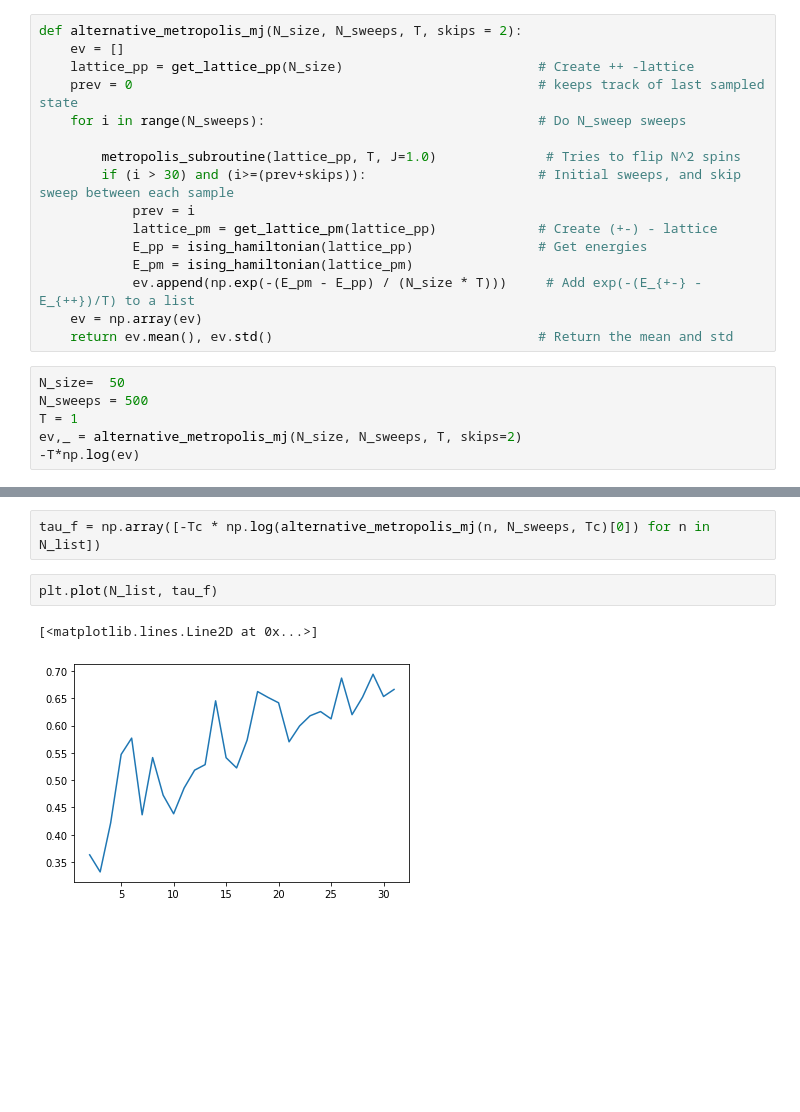
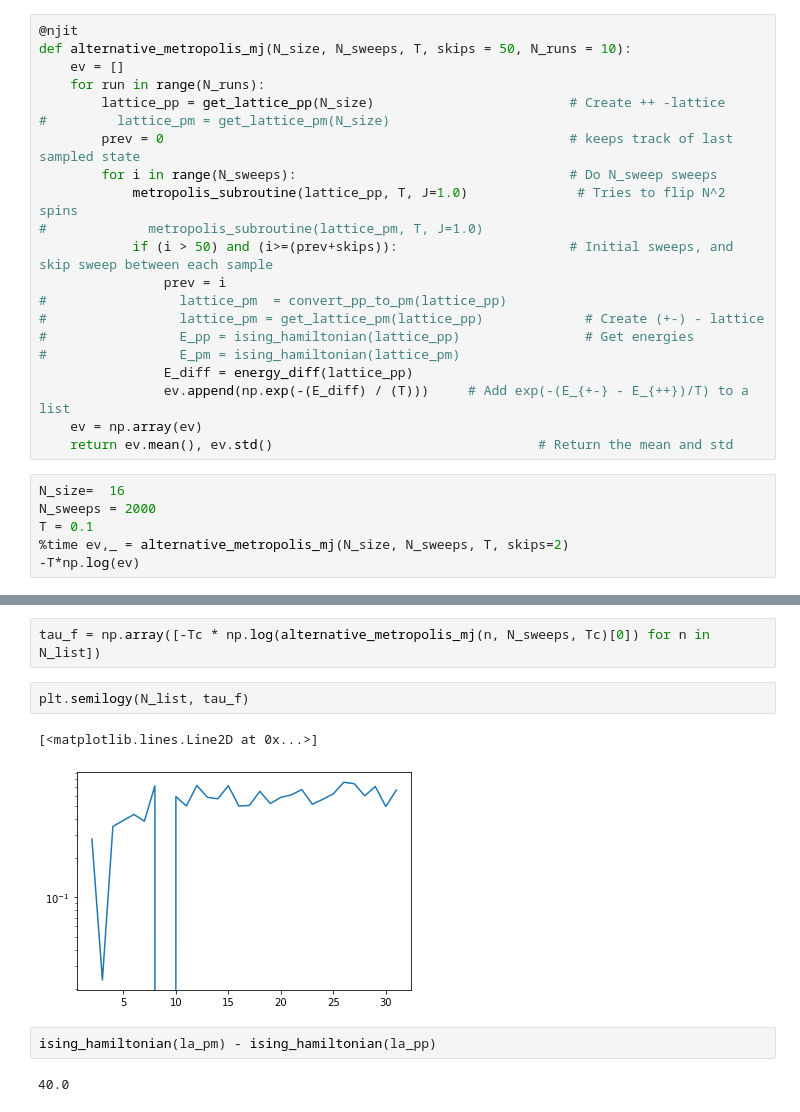
Before and after one commit to kklocker/NumFys, a Jupyter notebook: Exam/src/Testing.ipynb, the cells around one changed output, grey strips where cells are left out. Drawn from its saved outputs; the diff is of its cells as text; blank space fills up the shorter version.

```diff
--- a/Exam/src/Testing.ipynb
+++ b/Exam/src/Testing.ipynb
@@ -130,23 +137,28 @@ plt.ylim(0,5)
 # %%
-def alternative_metropolis_mj(N_size, N_sweeps, T, skips = 2):
+@njit
+def alternative_metropolis_mj(N_size, N_sweeps, T, skips = 50, N_runs = 10):
     ev = []
-    lattice_pp = get_lattice_pp(N_size)                         # Create ++ -lattice
-    prev = 0                                                    # keeps track of last sampled state
-    for i in range(N_sweeps):                                   # Do N_sweep sweeps
-
-        metropolis_subroutine(lattice_pp, T, J=1.0)              # Tries to flip N^2 spins
-        if (i > 30) and (i>=(prev+skips)):                      # Initial sweeps, and skip sweep between each sample
-            prev = i
-            lattice_pm = get_lattice_pm(lattice_pp)             # Create (+-) - lattice
-            E_pp = ising_hamiltonian(lattice_pp)                # Get energies
-            E_pm = ising_hamiltonian(lattice_pm)
-            ev.append(np.exp(-(E_pm - E_pp) / (N_size * T)))     # Add exp(-(E_{+-} - E_{++})/T) to a list
+    for run in range(N_runs):
+        lattice_pp = get_lattice_pp(N_size)                         # Create ++ -lattice
+#         lattice_pm = get_lattice_pm(N_size)
+        prev = 0                                                    # keeps track of last sampled state
+        for i in range(N_sweeps):                                   # Do N_sweep sweeps
+            metropolis_subroutine(lattice_pp, T, J=1.0)              # Tries to flip N^2 spins
+#             metropolis_subroutine(lattice_pm, T, J=1.0)
+            if (i > 50) and (i>=(prev+skips)):                      # Initial sweeps, and skip sweep between each sample
+                prev = i
+#                 lattice_pm  = convert_pp_to_pm(lattice_pp)
+#                 lattice_pm = get_lattice_pm(lattice_pp)             # Create (+-) - lattice
+#                 E_pp = ising_hamiltonian(lattice_pp)                # Get energies
+#                 E_pm = ising_hamiltonian(lattice_pm)
+                E_diff = energy_diff(lattice_pp)
+                ev.append(np.exp(-(E_diff) / (T)))     # Add exp(-(E_{+-} - E_{++})/T) to a list
     ev = np.array(ev)
     return ev.mean(), ev.std()                                  # Return the mean and std
 # %%
-N_size=  50
-N_sweeps = 500
-T = 1
-ev,_ = alternative_metropolis_mj(N_size, N_sweeps, T, skips=2)
+N_size=  16
+N_sweeps = 2000
+T = 0.1
+%time ev,_ = alternative_metropolis_mj(N_size, N_sweeps, T, skips=2)
 -T*np.log(ev)
 # %% [output]
@@ -179,7 +189,11 @@ N_list = np.arange(2, 32)
 # %%
 tau_f = np.array([-Tc * np.log(alternative_metropolis_mj(n, N_sweeps, Tc)[0]) for n in N_list])
 # %%
-plt.plot(N_list, tau_f)
+plt.semilogy(N_list, tau_f)
 # %% [output]
 [<matplotlib.lines.Line2D at 0x...>]
-[figure, old version]
+[figure, new version]
+# %%
+ising_hamiltonian(la_pm) - ising_hamiltonian(la_pp)
+# %% [output]
+40.0
```
Also changed, not shown: parts of 16 cells of this notebook, 37 other files.
